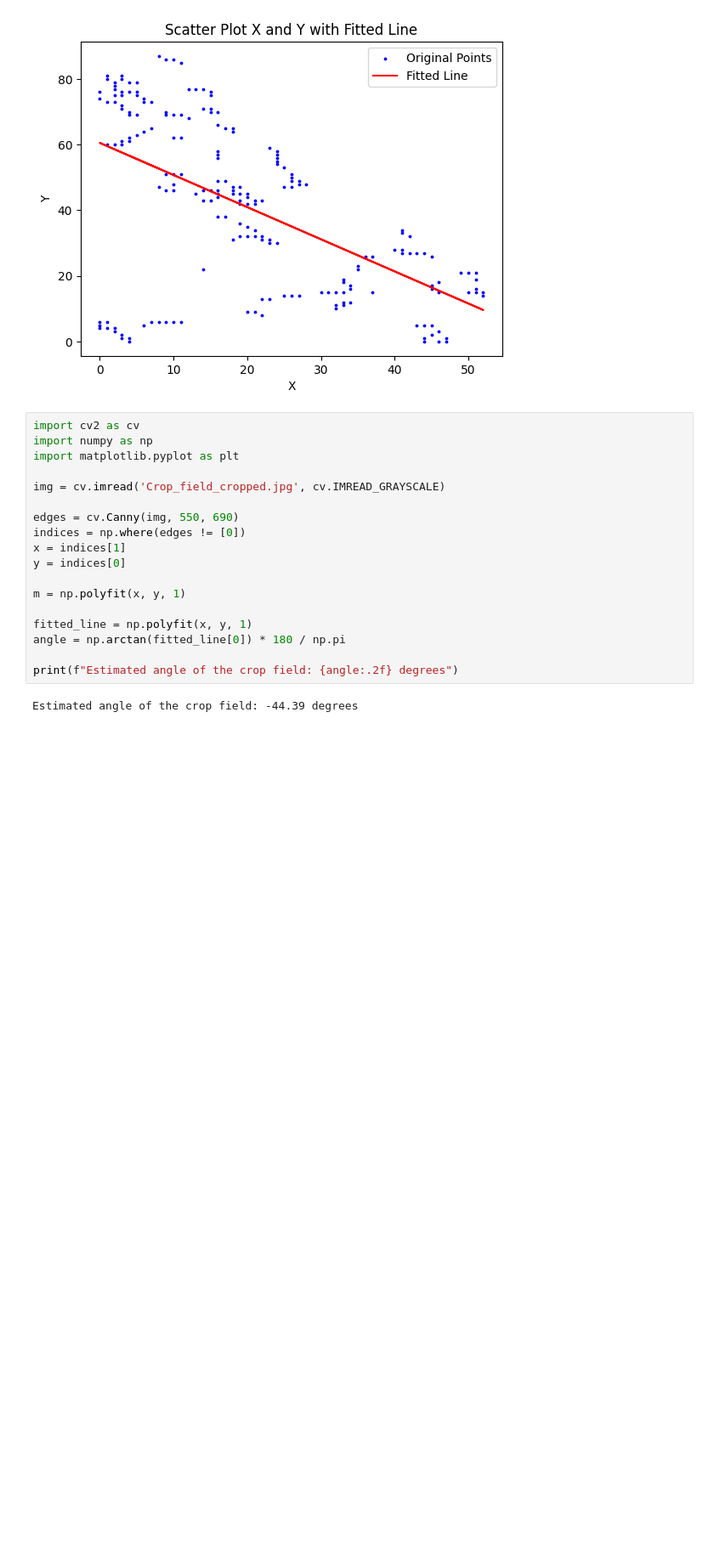
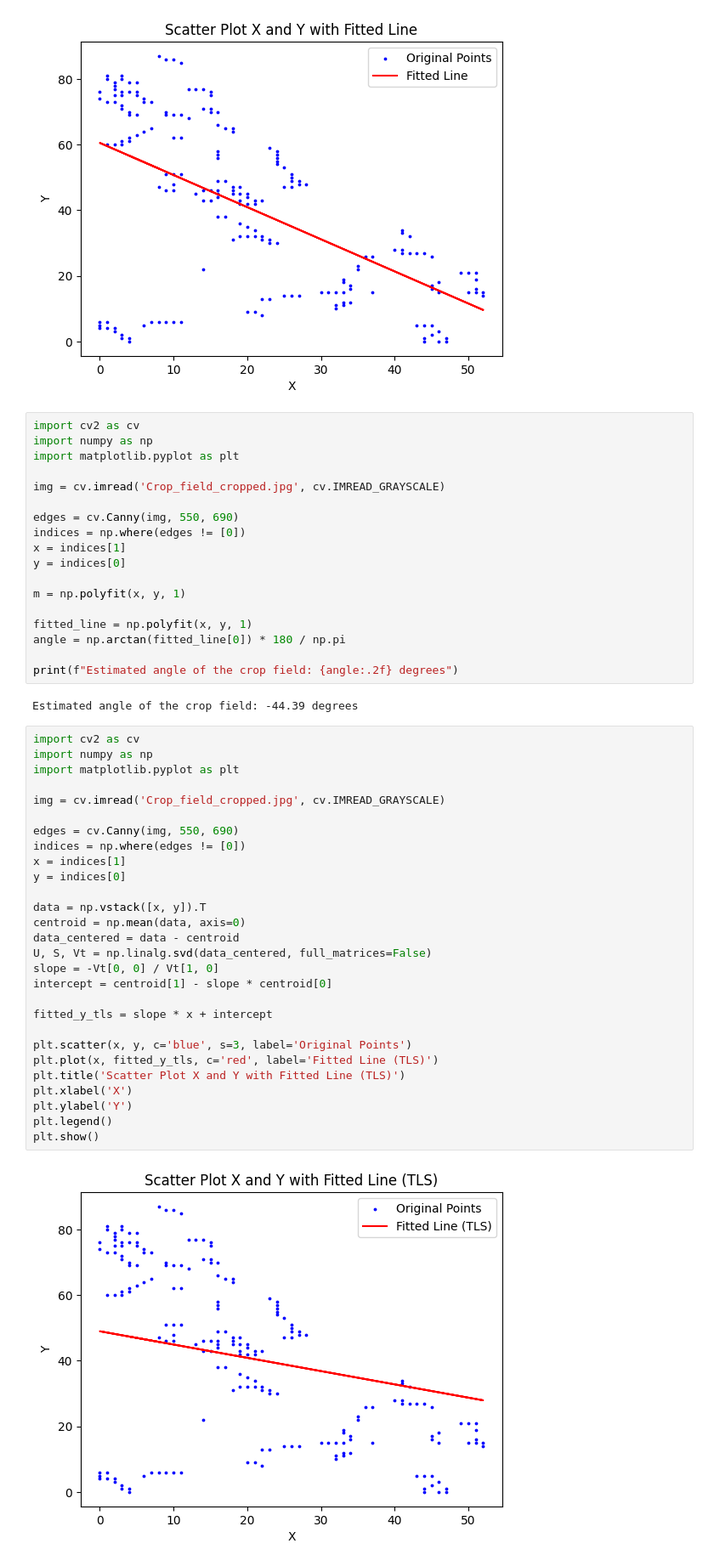
Before and after one commit to Sandeepa0/Image-Processing, a Jupyter notebook: Image Processing and Machine Vision Assignment 2/Quesion.ipynb, the cells around one changed output. Shown at 85% size. Drawn from its saved outputs; the diff is of its cells as text; blank space fills up the shorter version.

```diff
--- a/Image Processing and Machine Vision Assignment 2/Quesion.ipynb
+++ b/Image Processing and Machine Vision Assignment 2/Quesion.ipynb
@@ -81,3 +81,33 @@ angle = np.arctan(fitted_line[0]) * 180 / np.pi
 print(f"Estimated angle of the crop field: {angle:.2f} degrees")
 # %% [output]
 Estimated angle of the crop field: -44.39 degrees
+# %%
+import cv2 as cv
+import numpy as np
+import matplotlib.pyplot as plt
+
+img = cv.imread('Crop_field_cropped.jpg', cv.IMREAD_GRAYSCALE)
+
+edges = cv.Canny(img, 550, 690)
+indices = np.where(edges != [0])
+x = indices[1]
+y = indices[0]
+
+data = np.vstack([x, y]).T
+centroid = np.mean(data, axis=0)
+data_centered = data - centroid
+U, S, Vt = np.linalg.svd(data_centered, full_matrices=False)
+slope = -Vt[0, 0] / Vt[1, 0]
+intercept = centroid[1] - slope * centroid[0]
+
+fitted_y_tls = slope * x + intercept
+
+plt.scatter(x, y, c='blue', s=3, label='Original Points')
+plt.plot(x, fitted_y_tls, c='red', label='Fitted Line (TLS)')
+plt.title('Scatter Plot X and Y with Fitted Line (TLS)')
+plt.xlabel('X')
+plt.ylabel('Y')
+plt.legend()
+plt.show()
+# %% [output]
+[figure, added]
```
Also changed, not shown: parts of 3 cells of this notebook.
